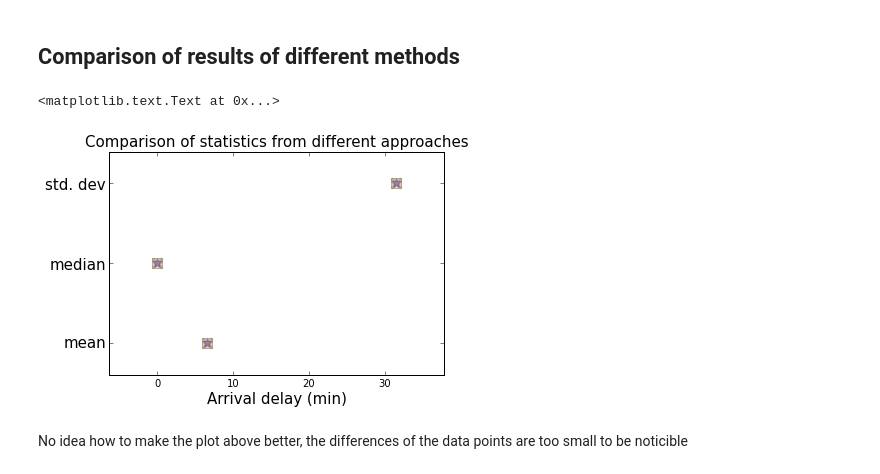
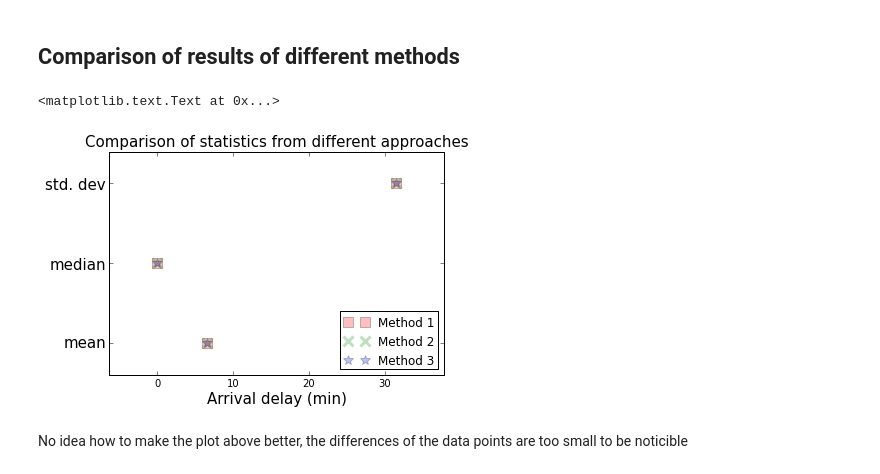
Before and after one commit to karenyng/HW1_Stat250_Winter14, a Jupyter notebook: writeup/hw1.ipynb, the cells around one changed output. Drawn from its saved outputs; the diff is of its cells as text; code cells hidden in the pictures.

```diff
--- a/writeup/hw1.ipynb
+++ b/writeup/hw1.ipynb
@@ -377,21 +377,25 @@ Thanks to an anonymous physicist in Portland who has kindly allowed me to use hi
 # %%
 y = [1, 2, 3]
 result1 = [6.566504, 0.00000, 31.556326]
 result2 = [6.56650421703, 0.0, 31.5563262623]
 result3 = [6.591345,  0.000000, 31.465116]
 
-plt.plot(result1, y, 'rs', markeredgewidth=1, alpha = .25, markersize = 10)
-plt.plot(result2, y, 'gx', markeredgewidth=3, alpha = .25, markersize = 10)
-plt.plot(result3, y, 'b*', markeredgewidth=1, alpha = .25, markersize = 10)
+plt.plot(result1, y, 'rs', markeredgewidth=1,
+         alpha = .25, markersize = 10, label="Method 1")
+plt.plot(result2, y, 'gx', markeredgewidth=3,
+         alpha = .25, markersize = 10, label="Method 2")
+plt.plot(result3, y, 'b*', markeredgewidth=1,
+         alpha = .25, markersize = 10, label="Method 3")
 
+plt.legend(loc='lower right')
 plt.title('Comparison of statistics from different approaches', size = 15)
 label = ['mean', 'median', 'std. dev',]
 plt.yticks( y, label, size = 15)
 plt.margins(0.2)
 plt.xlabel('Arrival delay (min)', size = 15)
 # %% [output]
 <matplotlib.text.Text at 0x...>
-[figure, old version]
+[figure, new version]
 # %% [markdown]
 No idea how to make the plot above better, the differences of the data points are too small to be noticible
 # %%
```
Also changed, not shown: parts of 7 cells of this notebook, 1 other file.
